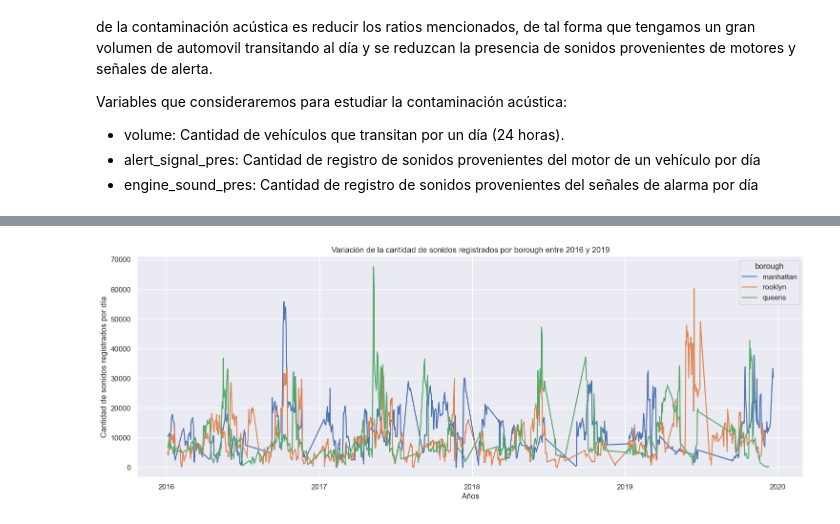
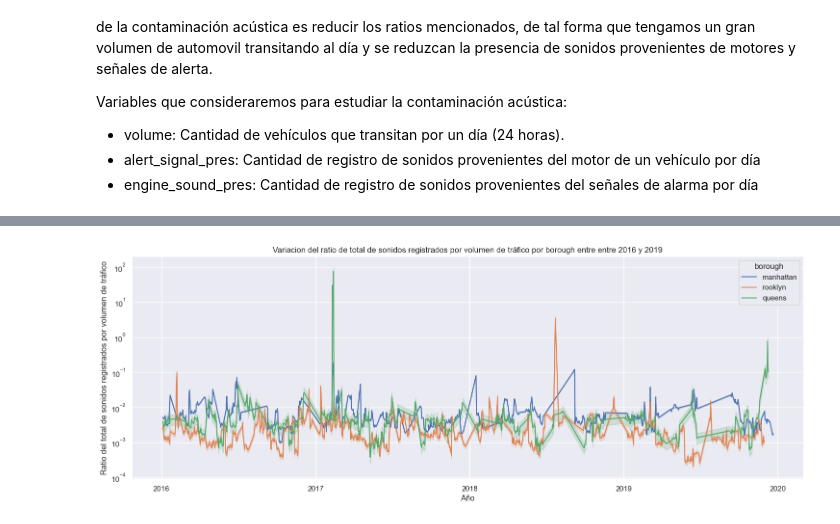
Before and after one commit to francomyburg/Proyecto_grupal_DS, a Jupyter notebook: roy/Noise_Pollution_Vehicular_Traffic.ipynb, the cells around one changed output, grey strips where cells are left out. Drawn from its saved outputs; the diff is of its cells as text; code cells hidden in the pictures.

```diff
--- a/roy/Noise_Pollution_Vehicular_Traffic.ipynb
+++ b/roy/Noise_Pollution_Vehicular_Traffic.ipynb
@@ -93,6 +103,8 @@ Variables que consideraremos para estudiar la contaminación acústica:
 * engine_sound_pres: Cantidad de registro de sonidos provenientes del señales de alarma por día
 # %%
 # Calculo del ratio sonidos registrados de motores por volumen de tráfico diariamente
-data_v0['rat_soundeng_voltraf'] = data_v0['volume'] / data_v0['engine_sound_pres']
+data_v0['rat_soundeng_voltraf'] = data_v0['engine_sound_pres'] / data_v0['volume']
 # Cálculo del ratio sonidos registrados de señales de alerta por volumen de tráfico diariamente.
-data_v0['rat_alertsig_voltraf'] = data_v0['volume'] / data_v0['alert_signal_pres']
+data_v0['rat_alertsig_voltraf'] = data_v0['alert_signal_pres'] / data_v0['volume']
+# Cálculo del ratio total de sonidos registrados por volumen de tráfico diariamente.
+data_v0['rat_totalsoun_voltraf'] = data_v0['total_sounds_pres'] / data_v0['volume']
@@ -99,27 +162,26 @@ data_v0['rat_alertsig_voltraf'] = data_v0['volume'] / data_v0['alert_signal_pres
 # %%
 # Seleccionar las columnas relevantes del dataframe
-count_sound_cols = ['volume', 'alert_signal_pres', 'engine_sound_pres', 'borough', 'date']
+rat_cols = ['rat_soundeng_voltraf', 'rat_alertsig_voltraf','rat_totalsoun_voltraf', 'borough', 'date']
+
 # Definir figura y tamaño
 plt.figure(figsize=(18, 6))
 
 # Graficar datos
-sns.lineplot(data=data_v0[count_sound_cols],
-             x='date',
-             y='volume',
-             hue='borough')
+g = sns.lineplot(data=data_v0[rat_cols], x='date', y='rat_totalsoun_voltraf', hue='borough')
 
 # Formatear eje X
 date_format = mdates.DateFormatter('%Y')
 plt.gca().xaxis.set_major_formatter(date_format)
 plt.gca().xaxis.set_major_locator(mdates.YearLocator())
 
 # Titulo del grafico
-plt.title(f"Variación de la cantidad de sonidos registrados por borough entre {data_v0['date'].dt.year.min()} y {data_v0['date'].dt.year.max()}")
+plt.title(f"Variacion del ratio de total de sonidos registrados por volumen de tráfico por borough entre entre {data_v0['date'].dt.year.min()} y {data_v0['date'].dt.year.max()}")
+g.set(yscale="log")
 
 # Etiquetas de ejes
-plt.xlabel('Años')
-plt.ylabel('Cantidad de sonidos registrados por día')
+plt.xlabel('Año')
+plt.ylabel('Ratio del total de sonidos registrados por volumen de tráfico')
 
 plt.show()
 # %% [output]
-[figure, old version]
+[figure, new version]
```
Also changed, not shown: parts of 6 cells of this notebook.
